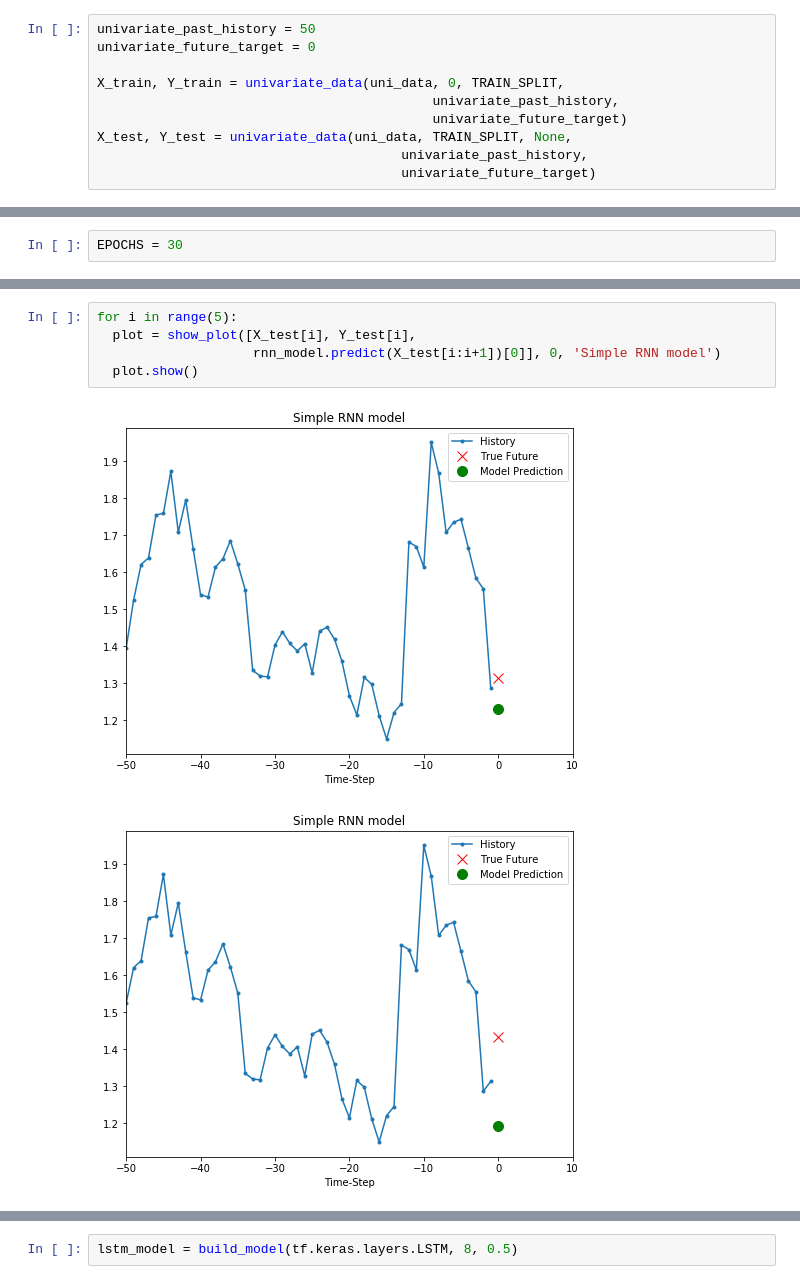
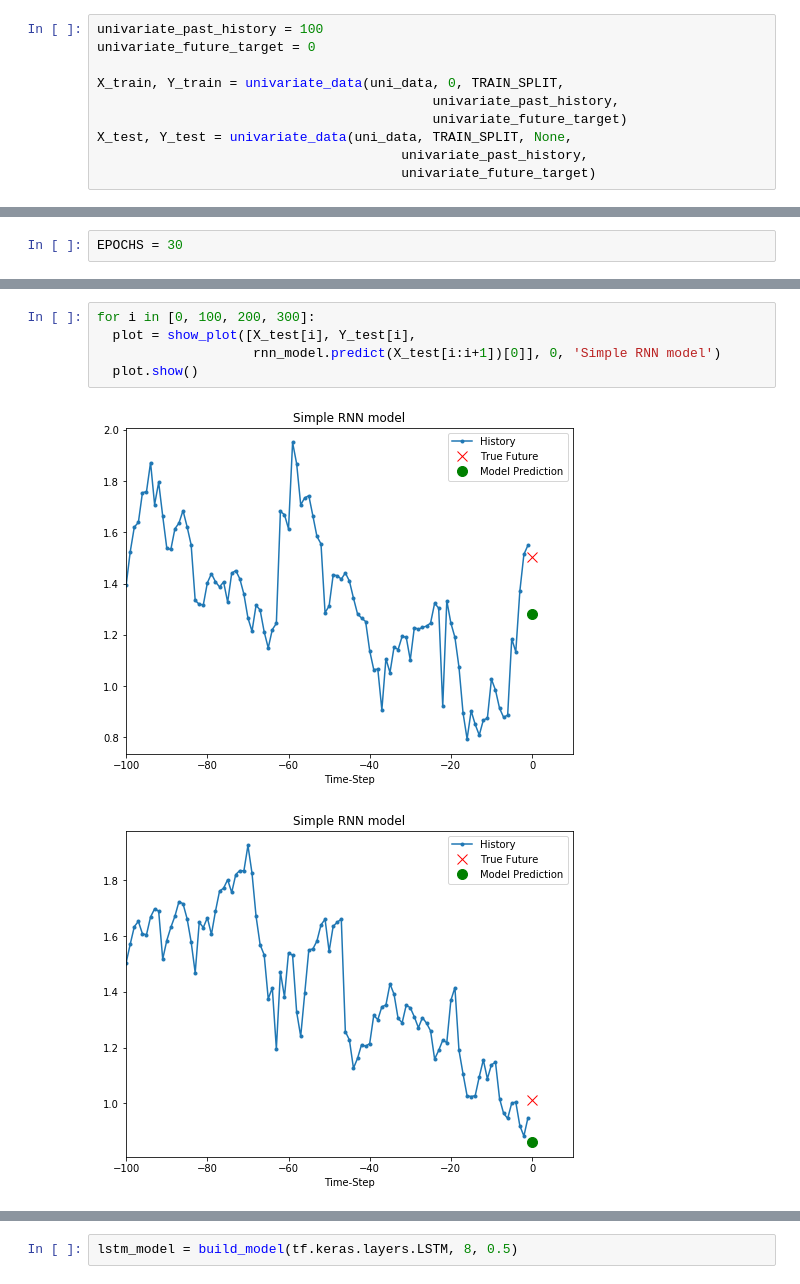
Before and after one commit to adammoss/MLiS2, a Jupyter notebook: examples/rnn/timeseries.ipynb, the cells around one changed output, grey strips where cells are left out. Cells and saved outputs as stored; diff of their text form.

```diff
--- a/examples/rnn/timeseries.ipynb
+++ b/examples/rnn/timeseries.ipynb
@@ -94,7 +93,7 @@ uni_data = (uni_data-uni_train_mean)/uni_train_std
 # %% [markdown]
 Use the last N observations to learn to predict the value at the next time step.
 # %%
-univariate_past_history = 50
+univariate_past_history = 100
 univariate_future_target = 0
 
 X_train, Y_train = univariate_data(uni_data, 0, TRAIN_SPLIT,
@@ -230,8 +237,8 @@ plt.show()
 # %%
-for i in range(5):
+for i in [0, 100, 200, 300]:
   plot = show_plot([X_test[i], Y_test[i],
                     rnn_model.predict(X_test[i:i+1])[0]], 0, 'Simple RNN model')
   plot.show()
 # %% [output]
-[figure, old version]
+[figure, new version]
-[figure, old version]
+[figure, new version]
```
Also changed, not shown: parts of 13 cells of this notebook.
